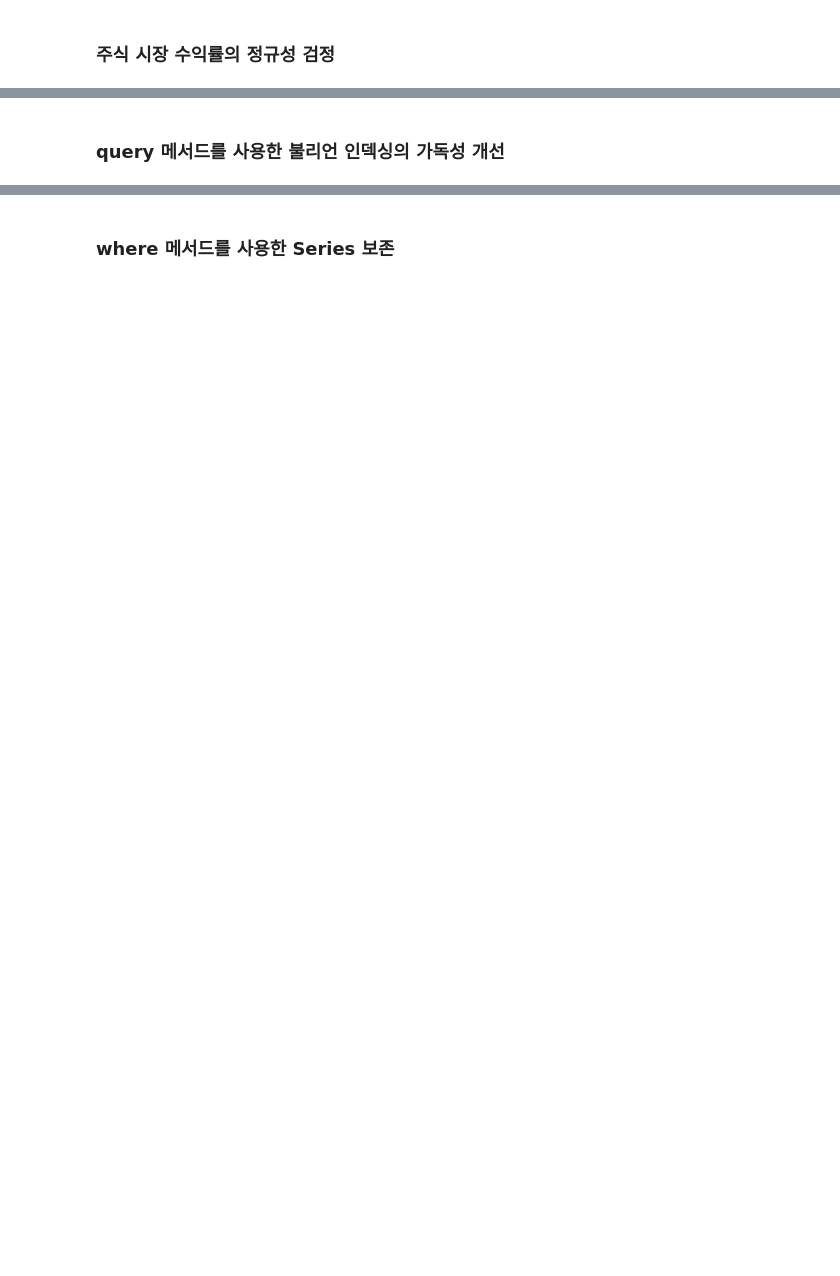
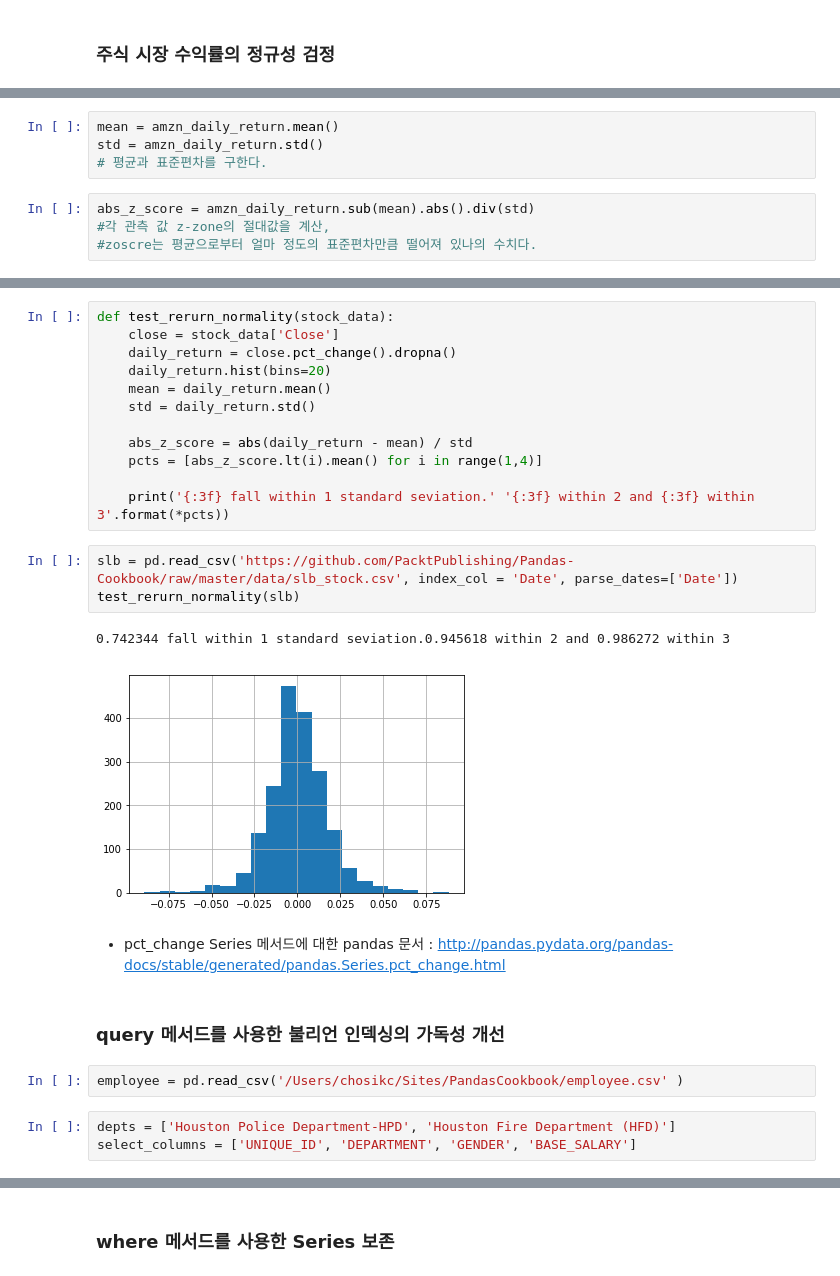
Before and after one commit to liberalapes/pandas_cookbook, a Jupyter notebook: 05장 불리언 인덱싱.ipynb, the cells around one changed output, grey strips where cells are left out. Saved outputs shown, nothing was run; the diff lists cells and outputs as text; blank space fills up the shorter version.

```diff
--- a/05장 불리언 인덱싱.ipynb
+++ b/05장 불리언 인덱싱.ipynb
@@ -516,0 +549,8 @@ employee[criteria].head()
+# %%
+mean = amzn_daily_return.mean()
+std = amzn_daily_return.std()
+# 평균과 표준편차를 구한다.
+# %%
+abs_z_score = amzn_daily_return.sub(mean).abs().div(std)
+#각 관측 값 z-zone의 절대값을 계산,
+#zoscre는 평균으로부터 얼마 정도의 표준편차만큼 떨어져 있나의 수치다.
@@ -517,2 +562,27 @@ employee[criteria].head()
+# %%
+def test_rerurn_normality(stock_data):
+    close = stock_data['Close']
+    daily_return = close.pct_change().dropna()
+    daily_return.hist(bins=20)
+    mean = daily_return.mean()
+    std = daily_return.std()
+
+    abs_z_score = abs(daily_return - mean) / std
+    pcts = [abs_z_score.lt(i).mean() for i in range(1,4)]
+
+    print('{:3f} fall within 1 standard seviation.' '{:3f} within 2 and {:3f} within 3'.format(*pcts))
+# %%
+slb = pd.read_csv('https://github.com/PacktPublishing/Pandas-Cookbook/raw/master/data/slb_stock.csv', index_col = 'Date', parse_dates=['Date'])
+test_rerurn_normality(slb)
+# %% [output]
+0.742344 fall within 1 standard seviation.0.945618 within 2 and 0.986272 within 3
+[figure, added]
+# %% [markdown]
+- pct_change Series 메서드에 대한 pandas 문서 : http://pandas.pydata.org/pandas-docs/stable/generated/pandas.Series.pct_change.html
 # %% [markdown]
 ### query 메서드를 사용한 불리언 인덱싱의 가독성 개선
+# %%
+employee = pd.read_csv('/Users/chosikc/Sites/PandasCookbook/employee.csv' )
+# %%
+depts = ['Houston Police Department-HPD', 'Houston Fire Department (HFD)']
+select_columns = ['UNIQUE_ID', 'DEPARTMENT', 'GENDER', 'BASE_SALARY']
```
Also changed, not shown: parts of 54 cells of this notebook.
